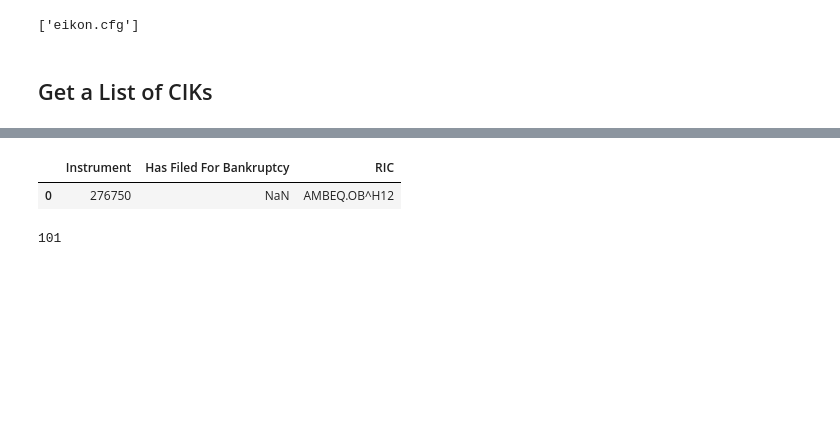
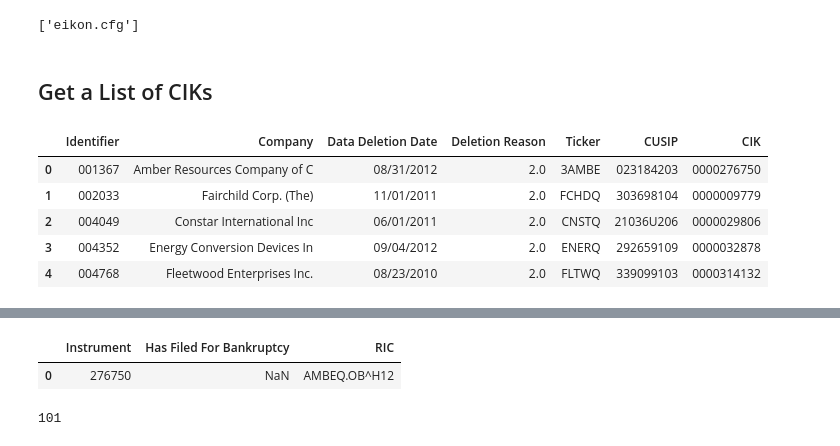
Before and after one commit to Faisalsouz/bankruptcy, a Jupyter notebook: data/Eikon/GetDataWithCIKs.ipynb, the cells around one changed output, grey strips where cells are left out. Cells and saved outputs as stored; diff of their text form; code cells hidden in the pictures; blank space fills up the shorter version.

```diff
--- a/data/Eikon/GetDataWithCIK.ipynb
+++ b/data/Eikon/GetDataWithCIKs.ipynb
@@ -21,0 +18,17 @@ help
+# %%
+# set the path to csv files
+# path = 'D:\\studyproject\\bankruptcy\\data\\Compustat\\' # for win
+path = '/Users/user/Documents/Bankruptcy/bankruptcy/data/Compustat/' # for mac
+
+# read final csv files
+bankrupt = pd.read_csv(path + 'list_bankrupt.csv', dtype=object, index_col=0)
+healthy = pd.read_csv(path + 'list_healthy.csv', dtype=object, index_col=0)
+
+bankrupt.head()
+# %% [output]
+|  | Identifier | Company | Data Deletion Date | Deletion Reason | Ticker | CUSIP | CIK |
+| 0 | 001367 | Amber Resources Company of C | 08/31/2012 | 2.0 | 3AMBE | 023184203 | 0000276750 |
+| 1 | 002033 | Fairchild Corp. (The) | 11/01/2011 | 2.0 | FCHDQ | 303698104 | 0000009779 |
+| 2 | 004049 | Constar International Inc | 06/01/2011 | 2.0 | CNSTQ | 21036U206 | 0000029806 |
+| 3 | 004352 | Energy Conversion Devices In | 09/04/2012 | 2.0 | ENERQ | 292659109 | 0000032878 |
+| 4 | 004768 | Fleetwood Enterprises Inc. | 08/23/2010 | 2.0 | FLTWQ | 339099103 | 0000314132 |
```
Also changed, not shown: parts of 5 cells of this notebook.
